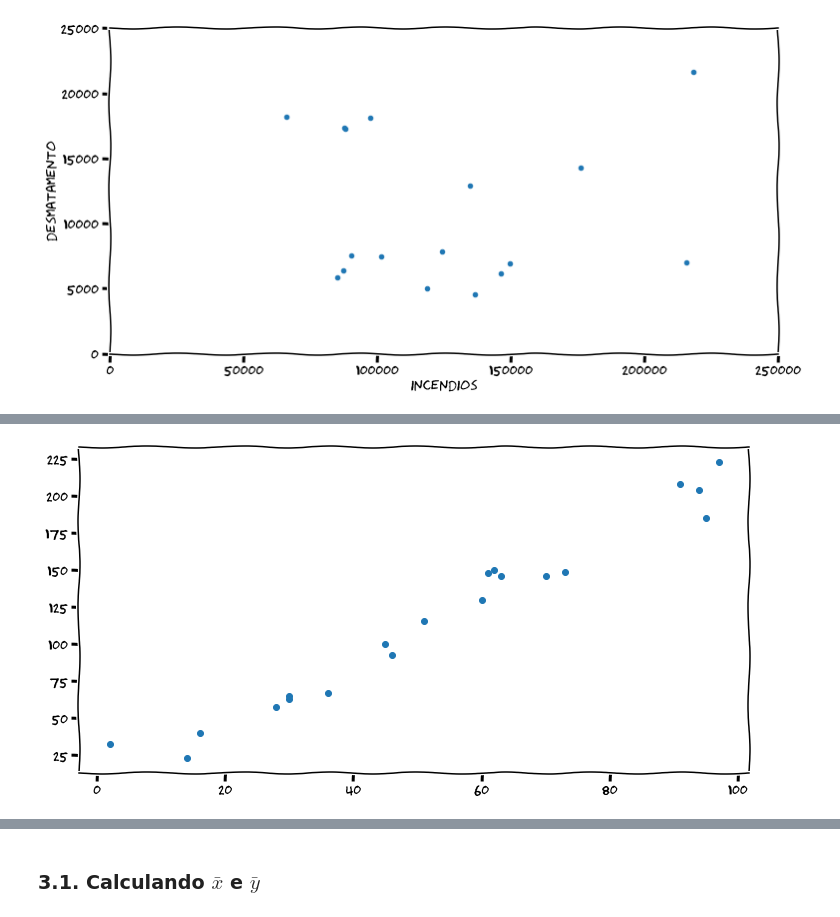
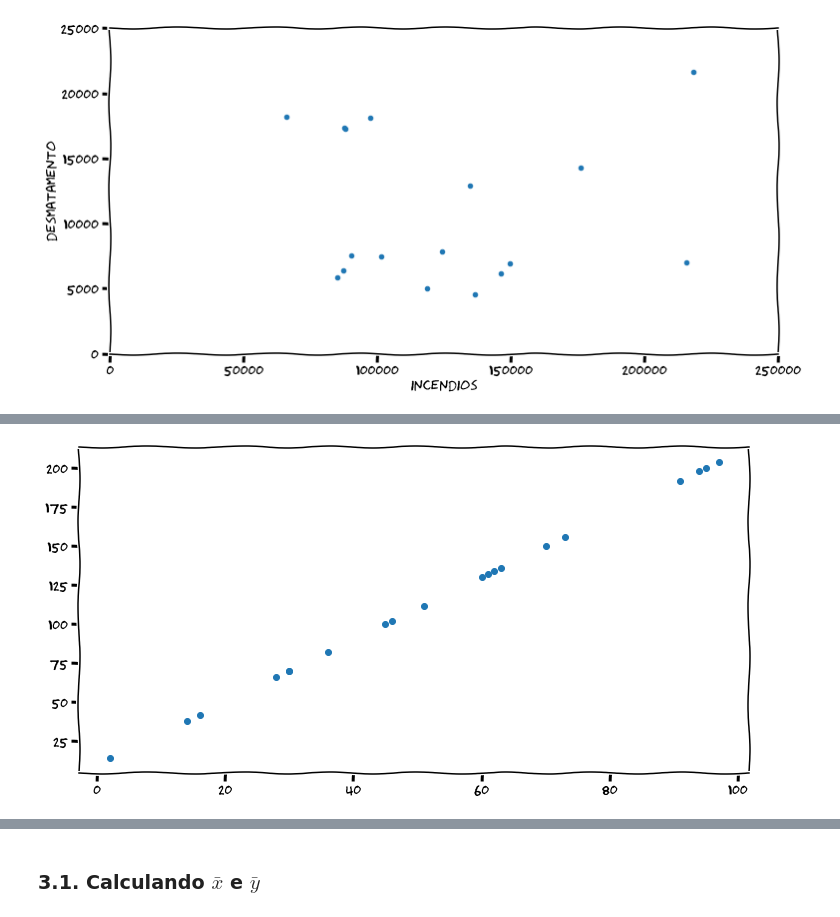
Before and after one commit to luxedo/romanos, a Jupyter notebook: incendios/Incêndios e Área desmatada na Amazônia.ipynb, the cells around one changed output, grey strips where cells are left out. Cells and saved outputs as stored; diff of their text form; code cells hidden in the pictures.

```diff
--- a/incendios/Incêndios e Área desmatada na Amazônia.ipynb
+++ b/incendios/Incêndios e Área desmatada na Amazônia.ipynb
@@ -104,16 +110,16 @@ linregress(x, y=None)
 # %%
 np.random.seed(666)
 beta = 2
 alpha = 10
-eta = 20
-X = sorted(np.random.randint(0, 100, 20))
-Y = [alpha + beta*x + np.random.randint(-eta, eta) for x in X]
+n = 20
+X = sorted(np.random.randint(0, 100, n))
+Y = [alpha + beta*x for x in X]
 
 with plt.xkcd():
     fig = plt.figure(figsize=(12,6))
     plt.scatter(X, Y)
 # %% [output]
-[figure, old version]
+[figure, new version]
 # %%
 def line(slope, intercept, X):
         return np.add(np.multiply(slope, X), intercept)
```
Also changed, not shown: parts of 28 cells of this notebook.
